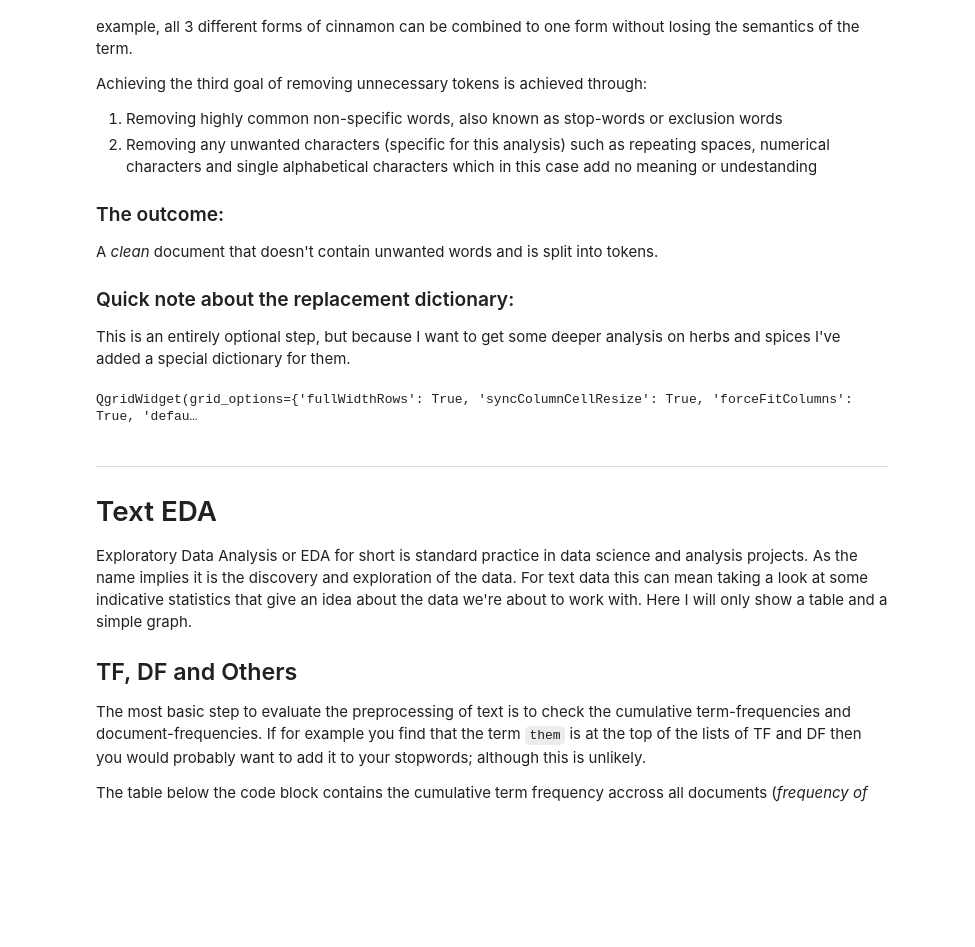
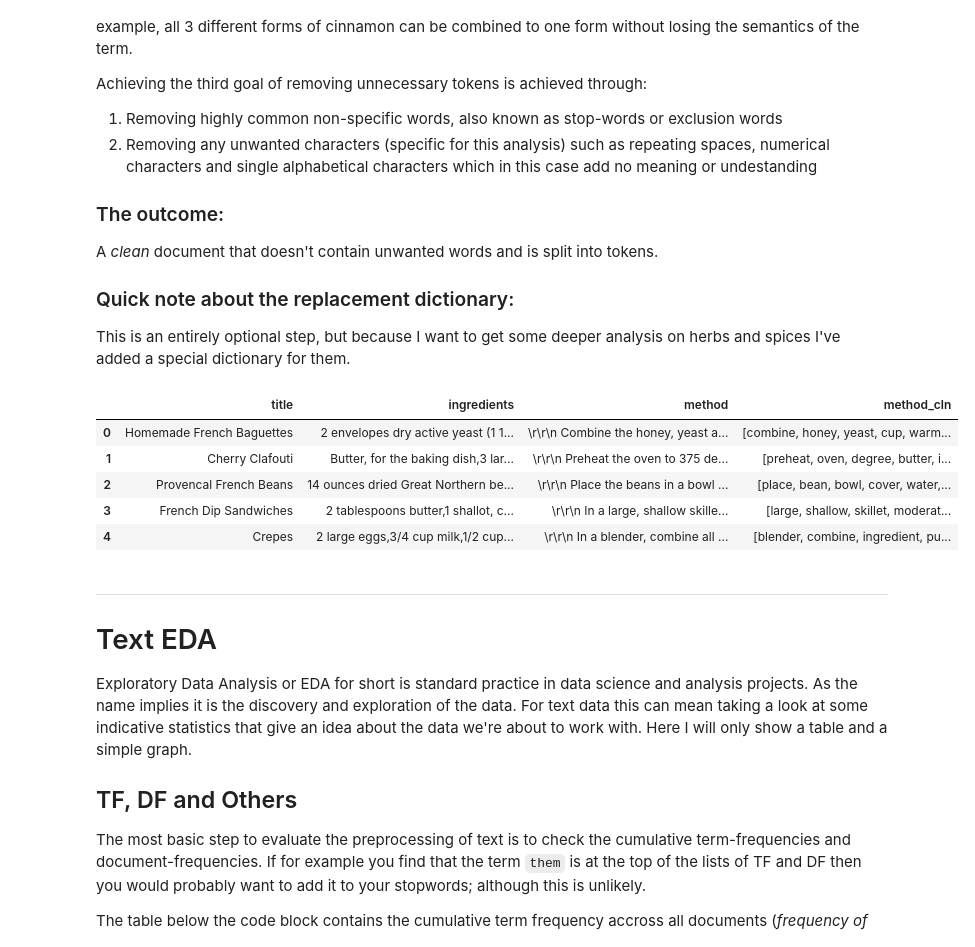
Before and after one commit to geddoman/recipe-analysis, a Jupyter notebook: RecipeTextAnalysis.ipynb, the cells around one changed output. Saved outputs shown, nothing was run; the diff lists cells and outputs as text; code cells hidden in the pictures; blank space fills up the shorter version.

Commit message:
Removed qgrid completely and added pyLDAvis

```diff
--- a/RecipeTextAnalysis.ipynb
+++ b/RecipeTextAnalysis.ipynb
@@ -73,10 +81,15 @@ This is an entirely optional step, but because I want to get some deeper analysi
 # %%
 # Cleaning the text of the recipes using the preprocessing function
 recipe_df['method_cln'] = recipe_df['method'].apply(text_prepro)
 
-qgrid.show_grid(recipe_df,show_toolbar=False)
+recipe_df.head()
 # %% [output]
-QgridWidget(grid_options={'fullWidthRows': True, 'syncColumnCellResize': True, 'forceFitColumns': True, 'defau…
+|  | title | ingredients | method | method_cln |
+| 0 | Homemade French Baguettes | 2 envelopes dry active yeast (1 1... | \r\r\n Combine the honey, yeast a... | [combine, honey, yeast, cup, warm... |
+| 1 | Cherry Clafouti | Butter, for the baking dish,3 lar... | \r\r\n Preheat the oven to 375 de... | [preheat, oven, degree, butter, i... |
+| 2 | Provencal French Beans | 14 ounces dried Great Northern be... | \r\r\n Place the beans in a bowl ... | [place, bean, bowl, cover, water,... |
+| 3 | French Dip Sandwiches | 2 tablespoons butter,1 shallot, c... | \r\r\n In a large, shallow skille... | [large, shallow, skillet, moderat... |
+| 4 | Crepes | 2 large eggs,3/4 cup milk,1/2 cup... | \r\r\n In a blender, combine all ... | [blender, combine, ingredient, pu... |
 # %% [markdown]
 ***
 # Text EDA
```
Also changed, not shown: parts of 12 cells of this notebook, 2 other files.
